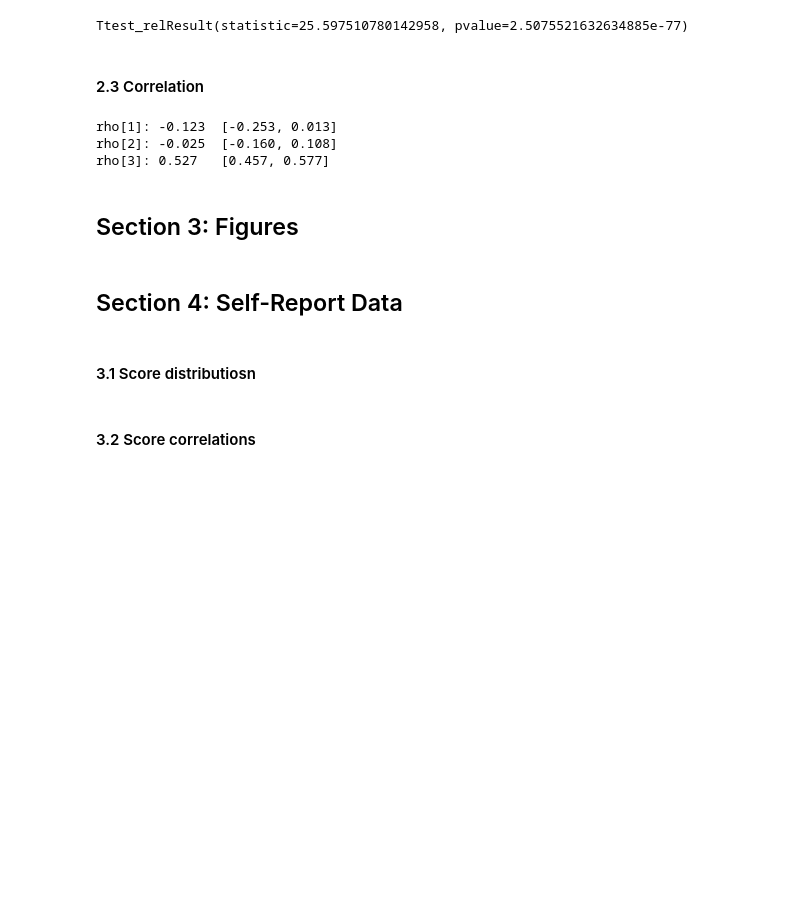
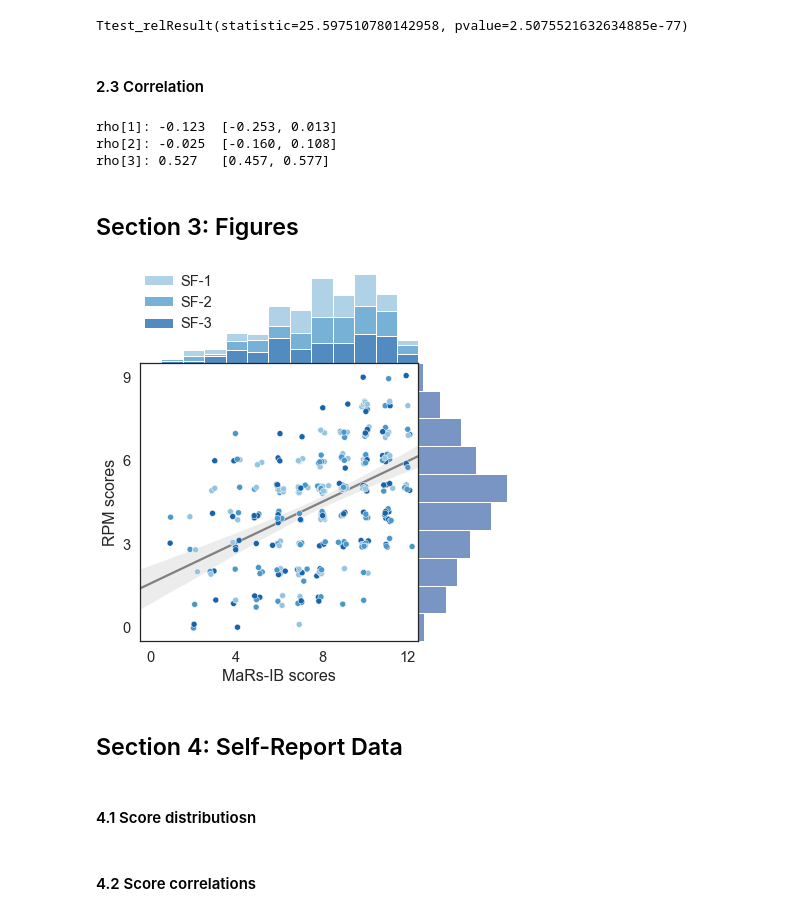
Before and after one commit to ndawlab/mars-irt, a Jupyter notebook: 04_Validation/02_Descriptive.ipynb, the cells around one changed output. Cells and saved outputs as stored; diff of their text form; code cells hidden in the pictures; blank space fills up the shorter version.

```diff
--- a/04_Validation/02_Descriptive.ipynb
+++ b/04_Validation/02_Descriptive.ipynb
@@ -262,3 +195,76 @@ plt.savefig(os.path.join('..', '05_Figures', 'fig03.png'), dpi=100)
+# %%
+import matplotlib.gridspec as gridspec
+sns.set_theme('notebook', style='white', font='sans-serif', font_scale=1.33)
+
+#~~~~~~~~~~~~~~~~~~~~~~~~~~~~~~~~~~~~~~~~~~#
+### Define parameters.
+#~~~~~~~~~~~~~~~~~~~~~~~~~~~~~~~~~~~~~~~~~~#
+
+## Initialize canvas.
+fig = plt.figure(figsize=(6,6))
+
+## Initialize panels.
+spec = fig.add_gridspec(4,4, left=0.12, right=0.98, top=0.98, bottom=0.12, wspace=0, hspace=0)
+
+## Define palette.
+palette = sns.color_palette('Blues', n_colors=4).as_hex()[1:]
+
+#~~~~~~~~~~~~~~~~~~~~~~~~~~~~~~~~~~~~~~~~~~#
+### Panel A: MaRs-IB scores.
+#~~~~~~~~~~~~~~~~~~~~~~~~~~~~~~~~~~~~~~~~~~#
+
+## Initialize axis.
+ax = plt.subplot(spec[0,:3])
+
+## Plot MARS scores.
+sns.histplot(x='mars', hue='short_form', data=scores, bins=np.arange(14)-0.5,
+             multiple='stack', legend=True, palette=palette, ax=ax)
+ax.set(xlim=(-0.5, 12.5), xticks=np.arange(0,13,4), xticklabels=[], yticks=[], ylabel='')
+
+## Update legend.
+legend = ax.get_legend()
+handles = legend.legendHandles
+ax.legend(handles, ['SF-1','SF-2','SF-3'], loc=2, frameon=False, handletextpad=0.5, borderpad=-0.2)
+
+## Remove spines.
+sns.despine(ax=ax, left=True, right=True, top=True, bottom=True)
+
+#~~~~~~~~~~~~~~~~~~~~~~~~~~~~~~~~~~~~~~~~~~#
+### Panel B: RPM scores.
+#~~~~~~~~~~~~~~~~~~~~~~~~~~~~~~~~~~~~~~~~~~#
+
+## Initialize axis.
+ax = plt.subplot(spec[1:,-1])
+
+## Plot RPM scores.
+sns.histplot(y='rpm', data=scores, bins=np.arange(11)-0.5, ax=ax)
+ax.set(ylim=(-0.5, 9.5), yticks=np.arange(0,10,3), yticklabels=[], xticks=[], xlabel='')
+
+## Remove spines.
+sns.despine(ax=ax, left=True, right=True, top=True, bottom=True)
+
+#~~~~~~~~~~~~~~~~~~~~~~~~~~~~~~~~~~~~~~~~~~#
+### Panel C: Scatterplot.
+#~~~~~~~~~~~~~~~~~~~~~~~~~~~~~~~~~~~~~~~~~~#
+np.random.seed(47404)
+
+## Initialize axis.
+ax = plt.subplot(spec[1:,:3])
+
+# ## Add jitter.
+scores['mars_j'] = scores['mars'] + np.random.normal(0,0.1,len(scores))
+scores['rpm_j'] = scores['rpm'] + np.random.normal(0,0.1,len(scores))
+
+## Plot joint scores.
+ax.set(xlim=(-0.5, 12.5), ylim=(-0.5, 9.5))
+sns.regplot(x='mars', y='rpm', data=scores, color='grey', scatter=False, truncate=False, ax=ax)
+sns.scatterplot(x='mars_j', y='rpm_j', hue='short_form', data=scores, palette=palette, zorder=10, ax=ax)
+ax.set(xticks=np.arange(0,13,4), xlabel='MaRs-IB scores', yticks=np.arange(0,10,3), ylabel='RPM scores')
+ax.legend_.set_visible(False)
+
+plt.savefig(os.path.join('..', '05_Figures', 'fig03.png'), dpi=100)
+# %% [output]
+[figure, added]
 # %% [markdown]
 ## Section 4: Self-Report Data
 # %%
@@ -274,7 +280,7 @@ scores['nfc10'] = surveys.filter(regex='nfc10_q').values[:,:-1].sum(axis=1)
 scores['pcf'] = surveys.filter(regex='pcf_q').values[:,:-1].sum(axis=1)
 scores['sns'] = surveys.filter(regex='sns_q').values[:,:-1].sum(axis=1)
 # %% [markdown]
-#### 3.1 Score distributiosn
+#### 4.1 Score distributiosn
 # %%
 ## Initialize canvas.
 fig, axes = plt.subplots(1,3,figsize=(12,4),sharey=True)
@@ -287,7 +293,7 @@ sns.histplot(x=scores.sns, bins=7, ax=axes[2])
 sns.despine()
 plt.tight_layout()
 # %% [markdown]
-#### 3.2 Score correlations
+#### 4.2 Score correlations
 # %%
 ## Compute correlations.
 corr = scores.drop(columns='short_form').corr(method='spearman')
```
Also changed, not shown: parts of 1 cell of this notebook, 2 other files.
